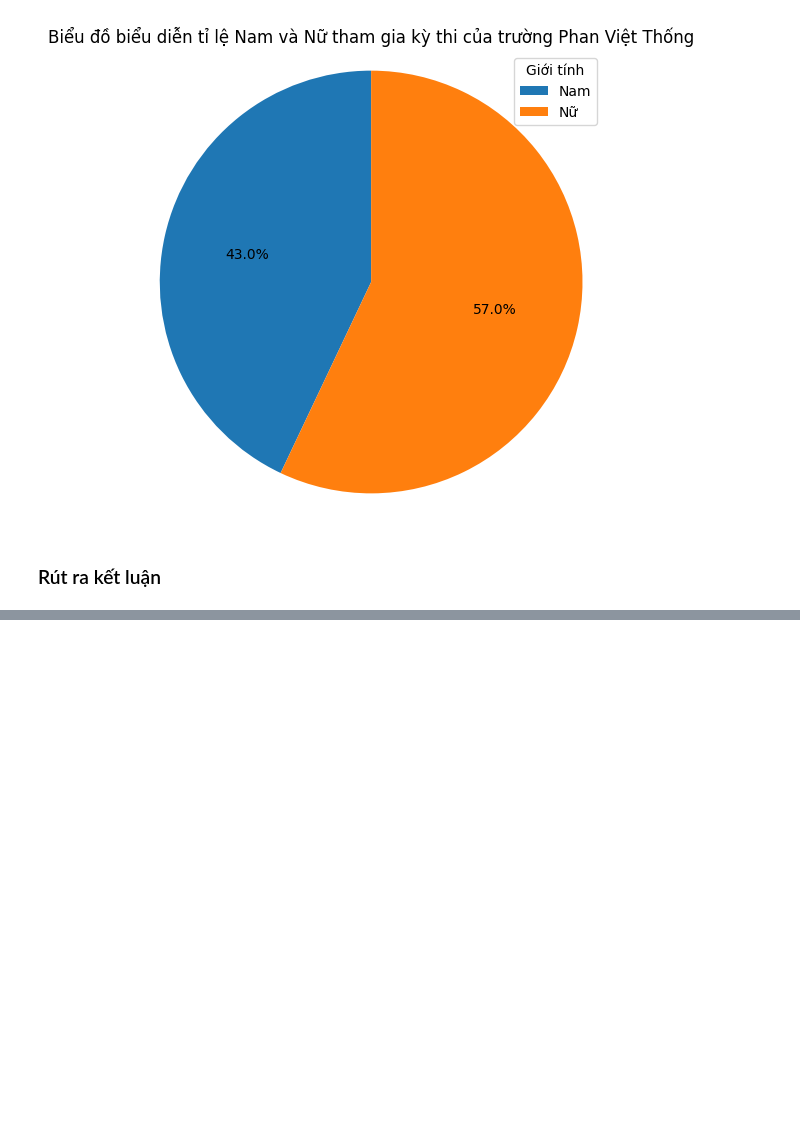
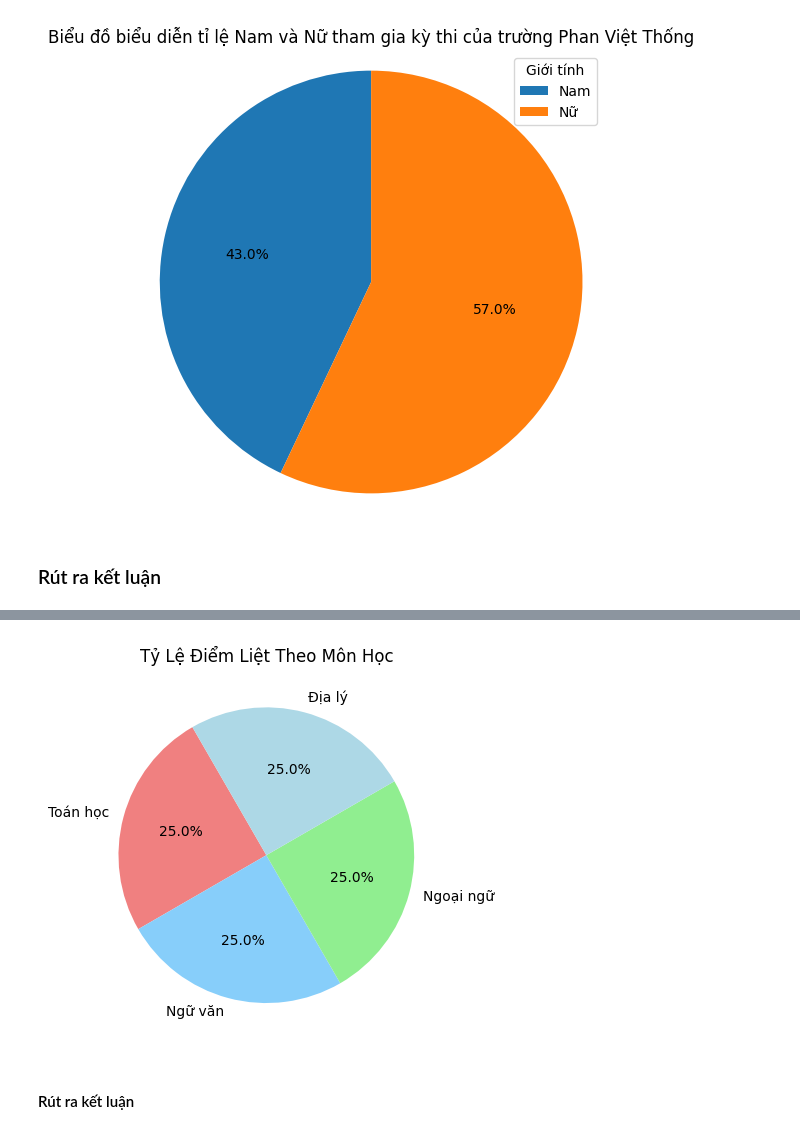
Before and after one commit to nauht1/ScoreAnalysisProject, a Jupyter notebook: Insight.ipynb, the cells around one changed output, grey strips where cells are left out. Cells and saved outputs as stored; diff of their text form; code cells hidden in the pictures; blank space fills up the shorter version.

```diff
--- a/Insight.ipynb
+++ b/Insight.ipynb
@@ -337,0 +507,28 @@ plt.show()
+# %%
+mon_hoc = ['Toán học', 'Ngữ văn', 'Ngoại ngữ',  'Địa lý']
+diem_liet = [
+    diemTG[(diemTG['Toan'] >= 0) & (diemTG['Toan'] <= 1)].count()['Toan'],
+    diemTG[(diemTG['Van'] >= 0) & (diemTG['Van'] <= 1)].count()['Van'],
+    diemTG[(diemTG['Ngoai Ngu'] >= 0) & (diemTG['Ngoai Ngu'] <= 1)].count()['Ngoai Ngu'],
+    diemTG[(diemTG['Dia Ly'] >= 0) & (diemTG['Dia Ly'] <= 1)].count()['Dia Ly'],
+]
+# %%
+#Vẽ biểu đồ
+# Tính tỷ lệ điểm liệt và không điểm liệt cho từng môn học
+ty_le_diem_liet = [diem / len(diemTG) for diem in diem_liet]
+
+# Loại bỏ các môn học có tỷ lệ 0
+non_zero_mon_hoc = [mon for mon, tl in zip(mon_hoc, ty_le_diem_liet) if tl > 0]
+non_zero_ty_le_diem_liet = [tl for tl in ty_le_diem_liet if tl > 0]
+
+# Vẽ biểu đồ hình bánh
+labels = non_zero_mon_hoc
+colors = ['lightcoral', 'lightskyblue', 'lightgreen', 'lightblue']
+plt.pie(non_zero_ty_le_diem_liet, labels=labels, colors=colors, autopct='%1.1f%%', startangle=120)
+plt.title('Tỷ Lệ Điểm Liệt Theo Môn Học')
+plt.axis()
+plt.show()
+# %% [output]
+[figure, added]
+# %% [markdown]
+#### Rút ra kết luận
```
Also changed, not shown: parts of 20 cells of this notebook.
